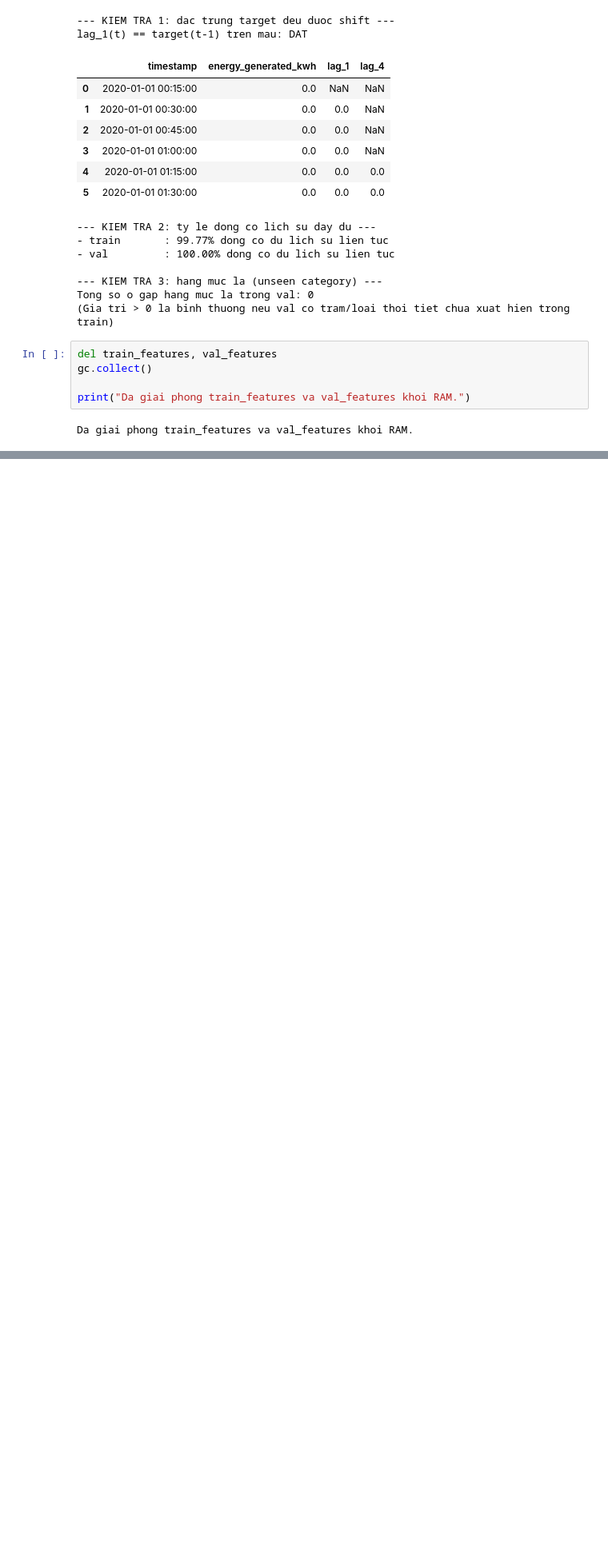
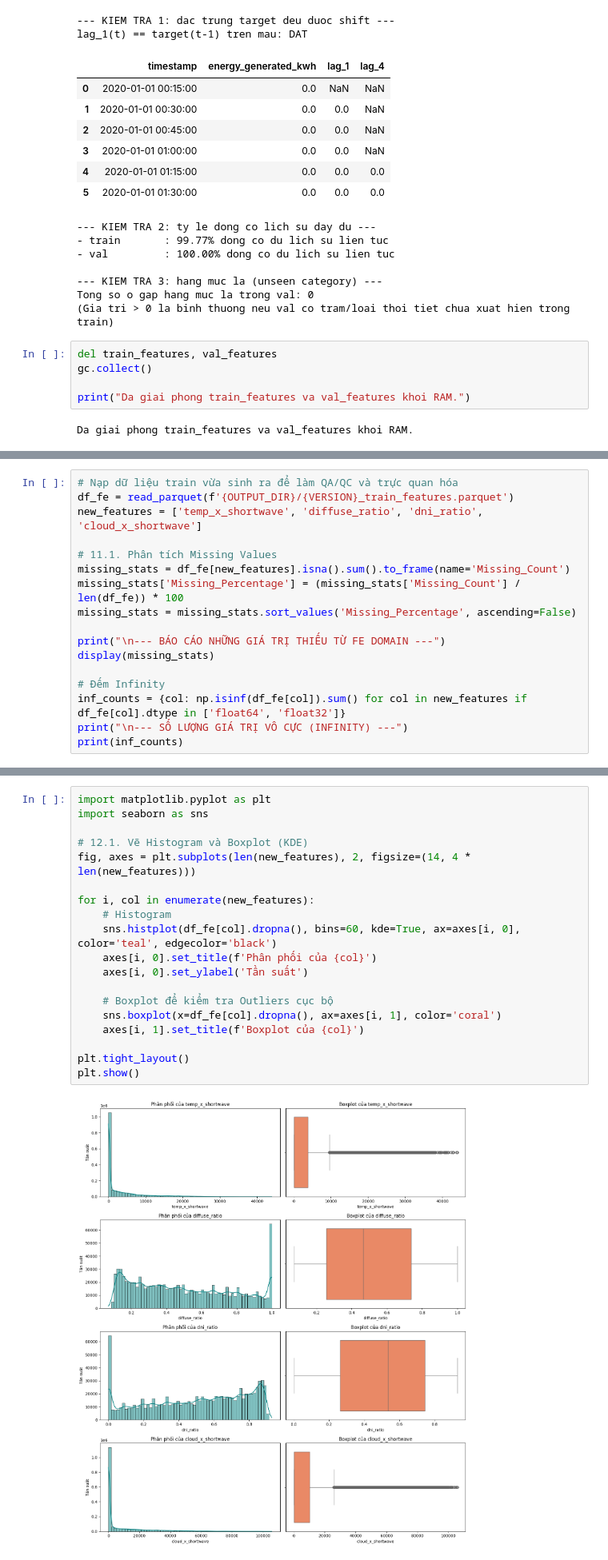
Before and after one commit to nguyenvunhut/solar-engergy, a Jupyter notebook: notebooks/refactor/03_3_features_aggregate.ipynb, the cells around one changed output, grey strips where cells are left out. Shown at 80% size. Drawn from its saved outputs; the diff is of its cells as text; blank space fills up the shorter version.

```diff
--- a/notebooks/refactor/03_3_features_aggregate.ipynb
+++ b/notebooks/refactor/03_3_features_aggregate.ipynb
@@ -405,0 +409,17 @@ Da giai phong train_features va val_features khoi RAM.
+# %%
+# Nạp dữ liệu train vừa sinh ra để làm QA/QC và trực quan hóa
+df_fe = read_parquet(f'{OUTPUT_DIR}/{VERSION}_train_features.parquet')
+new_features = ['temp_x_shortwave', 'diffuse_ratio', 'dni_ratio', 'cloud_x_shortwave']
+
+# 11.1. Phân tích Missing Values
+missing_stats = df_fe[new_features].isna().sum().to_frame(name='Missing_Count')
+missing_stats['Missing_Percentage'] = (missing_stats['Missing_Count'] / len(df_fe)) * 100
+missing_stats = missing_stats.sort_values('Missing_Percentage', ascending=False)
+
+print("\n--- BÁO CÁO NHỮNG GIÁ TRỊ THIẾU TỪ FE DOMAIN ---")
+display(missing_stats)
+
+# Đếm Infinity
+inf_counts = {col: np.isinf(df_fe[col]).sum() for col in new_features if df_fe[col].dtype in ['float64', 'float32']}
+print("\n--- SỐ LƯỢNG GIÁ TRỊ VÔ CỰC (INFINITY) ---")
+print(inf_counts)
@@ -405,0 +443,21 @@ Da giai phong train_features va val_features khoi RAM.
+# %%
+import matplotlib.pyplot as plt
+import seaborn as sns
+
+# 12.1. Vẽ Histogram và Boxplot (KDE)
+fig, axes = plt.subplots(len(new_features), 2, figsize=(14, 4 * len(new_features)))
+
+for i, col in enumerate(new_features):
+    # Histogram
+    sns.histplot(df_fe[col].dropna(), bins=60, kde=True, ax=axes[i, 0], color='teal', edgecolor='black')
+    axes[i, 0].set_title(f'Phân phối của {col}')
+    axes[i, 0].set_ylabel('Tần suất')
+
+    # Boxplot để kiểm tra Outliers cục bộ
+    sns.boxplot(x=df_fe[col].dropna(), ax=axes[i, 1], color='coral')
+    axes[i, 1].set_title(f'Boxplot của {col}')
+
+plt.tight_layout()
+plt.show()
+# %% [output]
+[figure, added]
```
Also changed, not shown: parts of 20 cells of this notebook, 14 other files.
